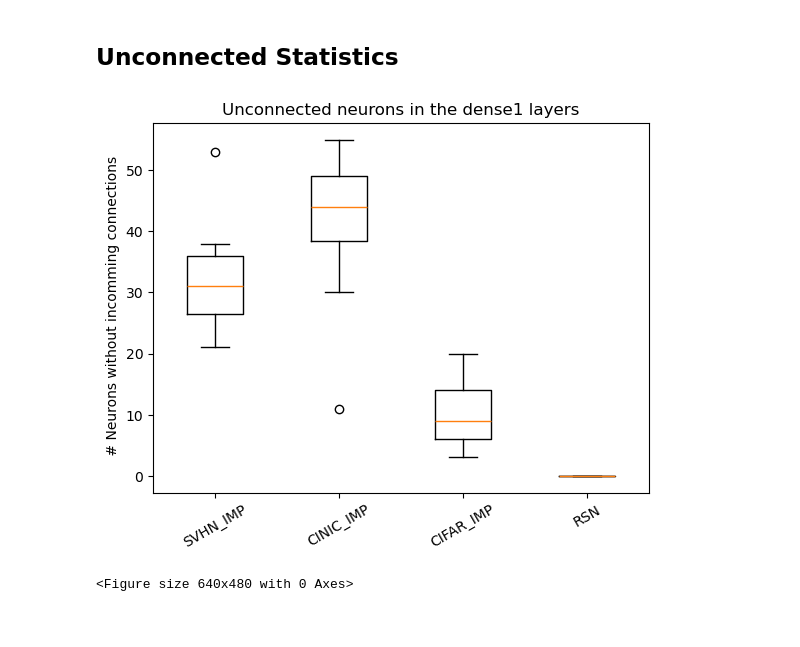
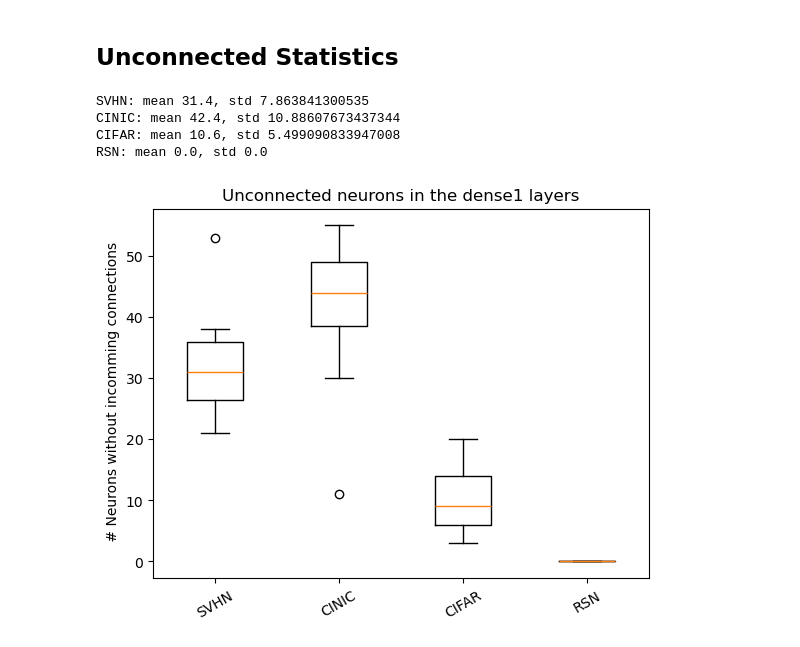
Before and after one commit to Ernalein/ThesisLTH, a Jupyter notebook: 3a Plotting sign distributions.ipynb, the cells around one changed output. Drawn from its saved outputs; the diff is of its cells as text; code cells hidden in the pictures.

```diff
--- a/3a Plotting sign distributions.ipynb
+++ b/3a Plotting sign distributions.ipynb
@@ -141,24 +140,30 @@ get_and_store_1d_plots()
 # %%
 connectivity_stats = []
 connectivity_names = []
 
-for dataset in ["SVHN_IMP","CINIC_IMP","CIFAR_IMP","RSN"]:
-    unconnected_statistics = pd.read_csv(f'2b Sign distributions/{dataset}_unconnected_statistic.csv')
-    #display(unconnected_statistics[unconnected_statistics["layer"] == "dense1"])
+for dataset in ["SVHN","CINIC","CIFAR","RSN"]:
+    if dataset == "RSN":
+        unconnected_statistics = pd.read_csv(f'2b Sign distributions/{dataset}_unconnected_statistic.csv')
+    else:
+        unconnected_statistics = pd.read_csv(f'2b Sign distributions/{dataset}_IMP_unconnected_statistic.csv')
     filtered_statistics = unconnected_statistics[unconnected_statistics["layer"] == "dense1"]
     filtered_statistics = filtered_statistics["no_incomming"]
+    print(f"{dataset}: mean {np.mean(filtered_statistics)}, std {np.std(filtered_statistics)}")
     connectivity_stats.append(list(filtered_statistics))
     connectivity_names.append(dataset)
 
 
 
 fig, ax = plt.subplots()
 ax.set_ylabel(" # Neurons without incomming connections")
 bplot = ax.boxplot(connectivity_stats)
 plt.xticks(range(1,len(connectivity_names)+1), connectivity_names, rotation=30)
 plt.title("Unconnected neurons in the dense1 layers")
 plt.show()
-plt.savefig(f"3b Plots/unconnected_neurons_IMP_dense1.png")
+fig.savefig(f"3b Plots/unconnected_neurons_IMP_dense1.png")
 # %% [output]
+SVHN: mean 31.4, std 7.863841300535
+CINIC: mean 42.4, std 10.88607673437344
+CIFAR: mean 10.6, std 5.499090833947008
+RSN: mean 0.0, std 0.0
-[figure, old version]
+[figure, new version]
-<Figure size 640x480 with 0 Axes>
```
Also changed, not shown: parts of 2 cells of this notebook, 9 other files.
